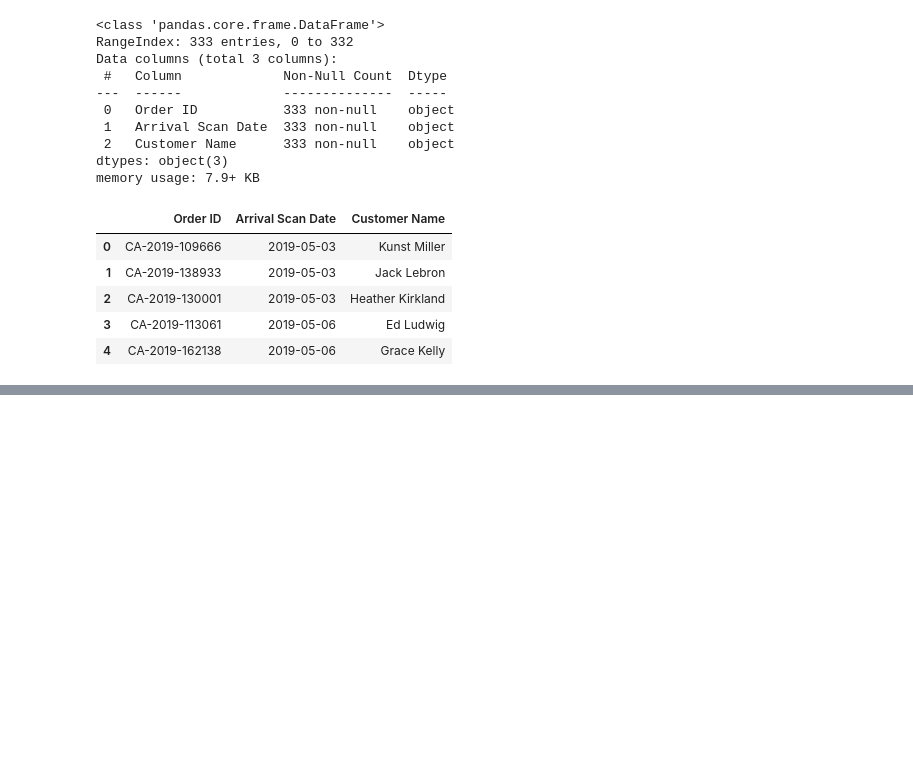
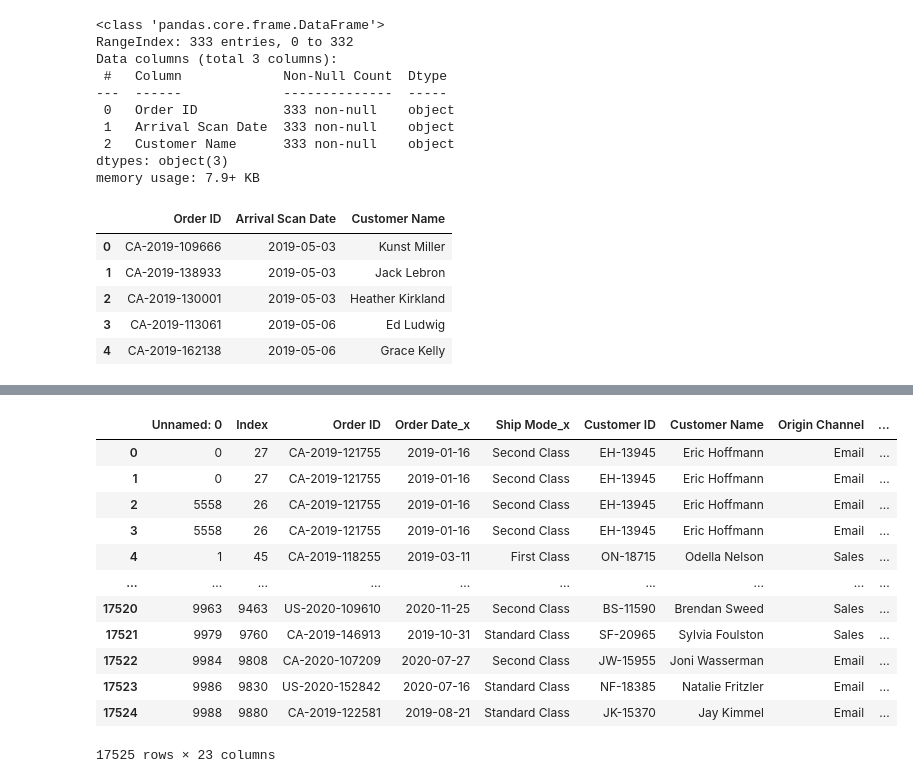
Before and after one commit to C-MG/da-EDA_Project_Ulla-Christian, a Jupyter notebook: data_cleaning_1.ipynb, the cells around one changed output, grey strips where cells are left out. Drawn from its saved outputs; the diff is of its cells as text; code cells hidden in the pictures; blank space fills up the shorter version.

```diff
--- a/data_cleaning_1.ipynb
+++ b/data_cleaning_1.ipynb
@@ -173,0 +172,6 @@ df_opd.head()
+# %%
+# date time for On Truck Scan
+df_opd["Order Date"]= df_opd["Order Date"].str.replace("/", ".")
+df_opd["Order Date"]=pd.to_datetime(df_opd["Order Date"], format='%d.%m.%Y')
+df_opd["Order Date"]=pd.to_datetime(df_opd["Order Date"].dt.date)
+df_opd.head()
@@ -267,3 +278,6 @@ df_cd.head()
 | 2 | CA-2019-130001 | 2019-05-03 | Heather Kirkland |
 | 3 | CA-2019-113061 | 2019-05-06 | Ed Ludwig |
 | 4 | CA-2019-162138 | 2019-05-06 | Grace Kelly |
+# %%
+# import Dataframe from csv File on my Computer
+df_hypo = pd.read_csv("/Users/christian/neuefische/da-EDA_Project_Ulla-Christian/orders_cleaned.csv")
@@ -269,0 +293,20 @@ df_cd.head()
+# %%
+inner_join = pd.merge(df_hypo,
+                      df_opd,
+                      on ='Order ID',
+                      how ='inner')
+inner_join
+# %% [output]
+|  | Unnamed: 0 | Index | Order ID | Order Date_x | Ship Mode_x | Customer ID | Customer Name | Origin Channel | ... |
+| 0 | 0 | 27 | CA-2019-121755 | 2019-01-16 | Second Class | EH-13945 | Eric Hoffmann | Email | ... |
+| 1 | 0 | 27 | CA-2019-121755 | 2019-01-16 | Second Class | EH-13945 | Eric Hoffmann | Email | ... |
+| 2 | 5558 | 26 | CA-2019-121755 | 2019-01-16 | Second Class | EH-13945 | Eric Hoffmann | Email | ... |
+| 3 | 5558 | 26 | CA-2019-121755 | 2019-01-16 | Second Class | EH-13945 | Eric Hoffmann | Email | ... |
+| 4 | 1 | 45 | CA-2019-118255 | 2019-03-11 | First Class | ON-18715 | Odella Nelson | Sales | ... |
+| ... | ... | ... | ... | ... | ... | ... | ... | ... | ... |
+| 17520 | 9963 | 9463 | US-2020-109610 | 2020-11-25 | Second Class | BS-11590 | Brendan Sweed | Sales | ... |
+| 17521 | 9979 | 9760 | CA-2019-146913 | 2019-10-31 | Standard Class | SF-20965 | Sylvia Foulston | Sales | ... |
+| 17522 | 9984 | 9808 | CA-2020-107209 | 2020-07-27 | Second Class | JW-15955 | Joni Wasserman | Email | ... |
+| 17523 | 9986 | 9830 | US-2020-152842 | 2020-07-16 | Standard Class | NF-18385 | Natalie Fritzler | Email | ... |
+| 17524 | 9988 | 9880 | CA-2019-122581 | 2019-08-21 | Standard Class | JK-15370 | Jay Kimmel | Email | ... |
+17525 rows × 23 columns
```
Also changed, not shown: parts of 32 cells of this notebook, 1 other file.
